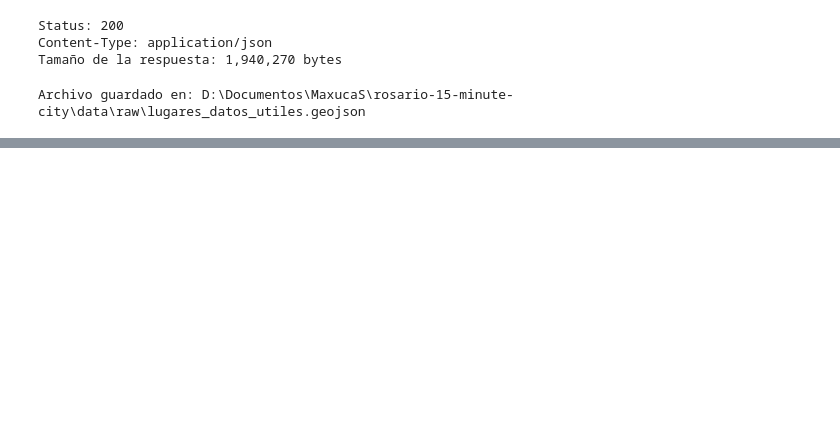
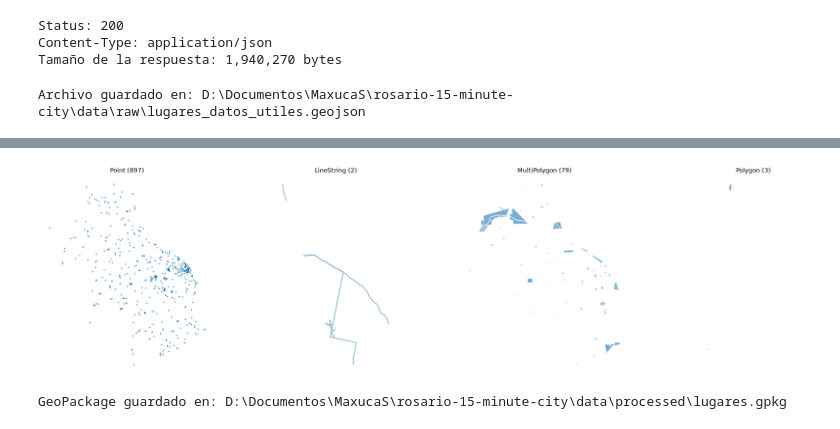
Before and after one commit to maximoalva/rosario-15-minute-city, a Jupyter notebook: notebooks/exploracion_datos.ipynb, the cells around one changed output, grey strips where cells are left out. Drawn from its saved outputs; the diff is of its cells as text; code cells hidden in the pictures; blank space fills up the shorter version.

```diff
--- a/notebooks/exploracion_datos.ipynb
+++ b/notebooks/exploracion_datos.ipynb
@@ -30,0 +227,5 @@ Archivo guardado en: D:\Documentos\MaxucaS\rosario-15-minute-city\data\raw\lugar
+# %%
+for col in ["titular", "divs_admin", "tipo_geometria", "subtipo"]:
+    if col in gdf.columns:
+        print(f"\n--- {col} ---")
+        display(gdf[col].value_counts(dropna=False).head(30))
@@ -30,0 +365,44 @@ Archivo guardado en: D:\Documentos\MaxucaS\rosario-15-minute-city\data\raw\lugar
+# %%
+tipos = gdf.geometry.geom_type.dropna().unique()
+
+fig, axes = plt.subplots(
+    1,
+    len(tipos),
+    figsize=(6 * len(tipos), 6)
+)
+
+if len(tipos) == 1:
+    axes = [axes]
+
+for ax, tipo in zip(axes, tipos):
+    subset = gdf[gdf.geometry.geom_type == tipo]
+
+    subset.plot(
+        ax=ax,
+        markersize=3,
+        alpha=0.6,
+        aspect=1
+    )
+
+    ax.set_title(f"{tipo} ({len(subset):,})")
+    ax.set_axis_off()
+
+plt.tight_layout()
+plt.show()
+# %% [output]
+[figure, added]
+# %%
+PROCESSED_DIR = Path("../data/processed")
+PROCESSED_DIR.mkdir(parents=True, exist_ok=True)
+
+OUTPUT_FILE = PROCESSED_DIR / "lugares.gpkg"
+
+gdf.to_file(
+    OUTPUT_FILE,
+    layer="lugares",
+    driver="GPKG"
+)
+
+print(f"GeoPackage guardado en: {OUTPUT_FILE.resolve()}")
+# %% [output]
+GeoPackage guardado en: D:\Documentos\MaxucaS\rosario-15-minute-city\data\processed\lugares.gpkg
```
Also changed, not shown: parts of 20 cells of this notebook.
